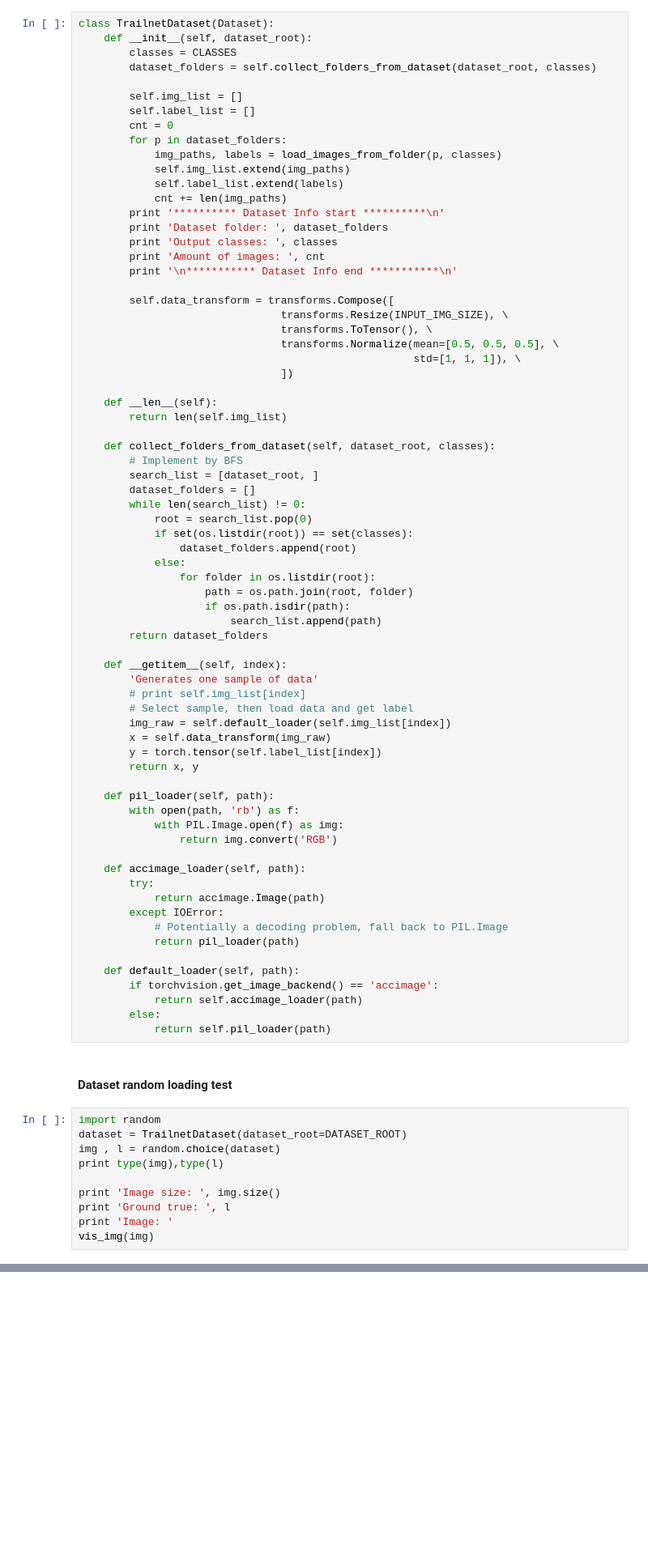
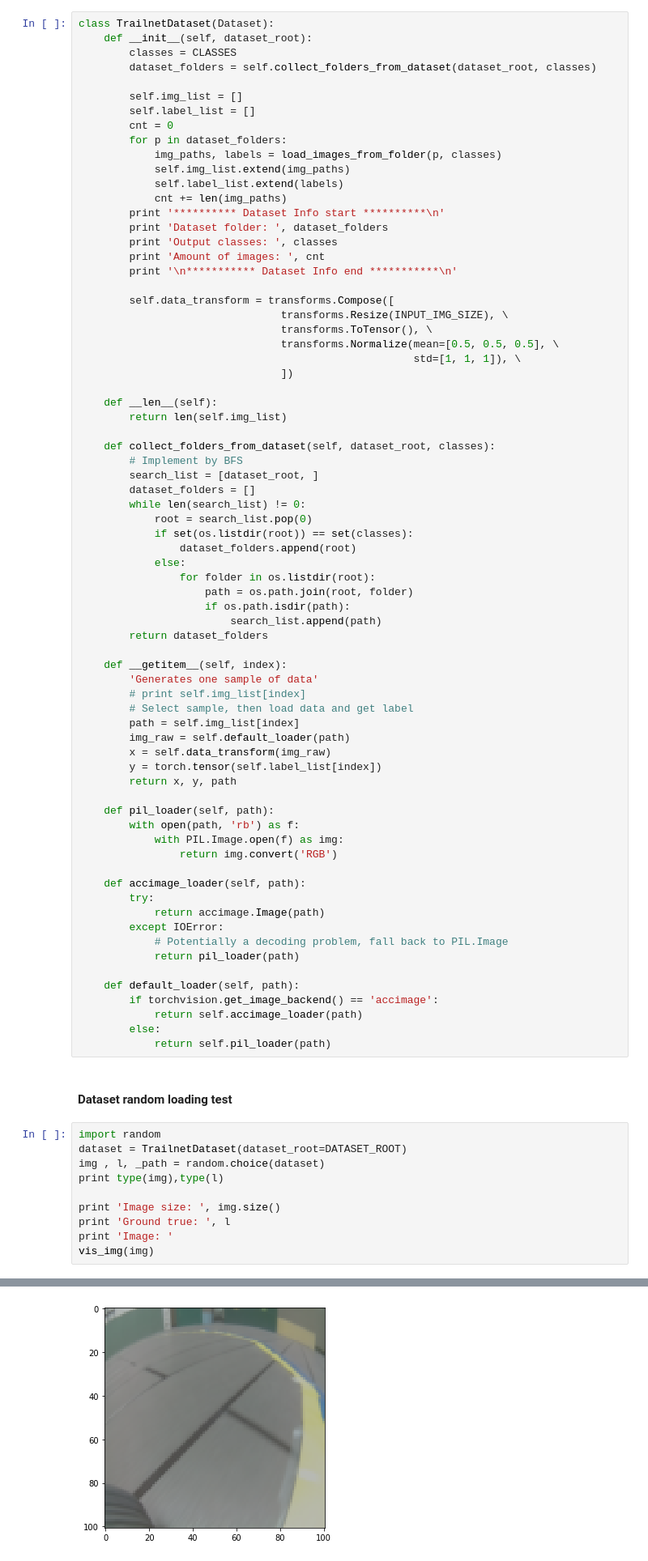
Before and after one commit to coolcat647/trailnet-pytorch, a Jupyter notebook: trailnet-pytorch-evaluation.ipynb, the cells around one changed output, grey strips where cells are left out. Shown at 81% size. Drawn from its saved outputs; the diff is of its cells as text; blank space fills up the shorter version.

```diff
--- a/trailnet-pytorch-evaluation.ipynb
+++ b/trailnet-pytorch-evaluation.ipynb
@@ -202,10 +214,11 @@ class TrailnetDataset(Dataset):
         'Generates one sample of data'
         # print self.img_list[index]
         # Select sample, then load data and get label
-        img_raw = self.default_loader(self.img_list[index])
+        path = self.img_list[index]
+        img_raw = self.default_loader(path)
         x = self.data_transform(img_raw)
         y = torch.tensor(self.label_list[index])
-        return x, y
+        return x, y, path
 
     def pil_loader(self, path):
         with open(path, 'rb') as f:
@@ -229,10 +242,11 @@ class TrailnetDataset(Dataset):
 # %%
 import random
 dataset = TrailnetDataset(dataset_root=DATASET_ROOT)
-img , l = random.choice(dataset)
+img , l, _path = random.choice(dataset)
 print type(img),type(l)
 
 print 'Image size: ', img.size()
 print 'Ground true: ', l
 print 'Image: '
 vis_img(img)
+# %% [output]
@@ -239,3 +265,4 @@ vis_img(img)
+[figure, added]
 # %% [markdown]
 # Model declare
 # %%
```
Also changed, not shown: parts of 12 cells of this notebook, 3 other files.
